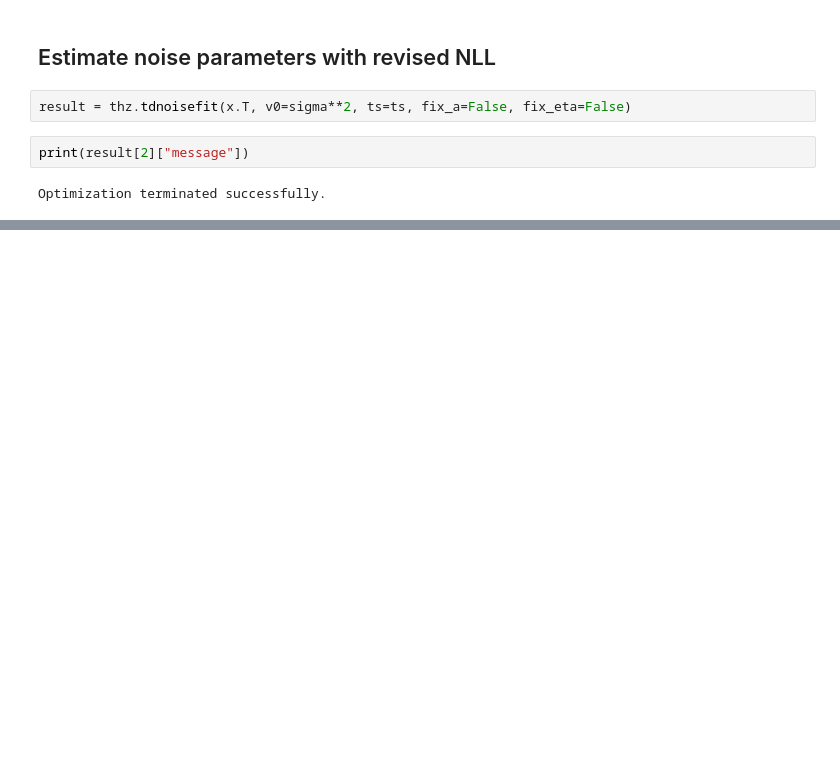
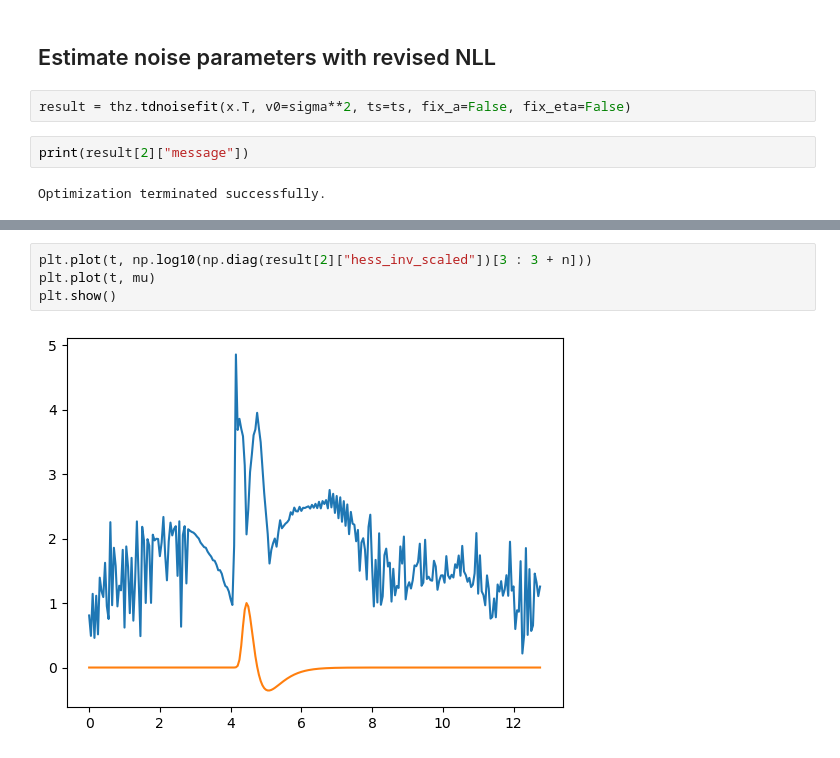
Before and after one commit to dodge-research-group/thztools, a Jupyter notebook: examples/tdnll-scaled-dev.ipynb, the cells around one changed output, grey strips where cells are left out. Saved outputs shown, nothing was run; the diff lists cells and outputs as text; blank space fills up the shorter version.

```diff
--- a/examples/tdnll-scaled-dev.ipynb
+++ b/examples/tdnll-scaled-dev.ipynb
@@ -338,0 +375,6 @@ plt.show()
+# %%
+plt.plot(t, np.log10(np.diag(result[2]["hess_inv_scaled"])[3 : 3 + n]))
+plt.plot(t, mu)
+plt.show()
+# %% [output]
+[figure, added]
```
Also changed, not shown: parts of 22 cells of this notebook, 1 other file.
